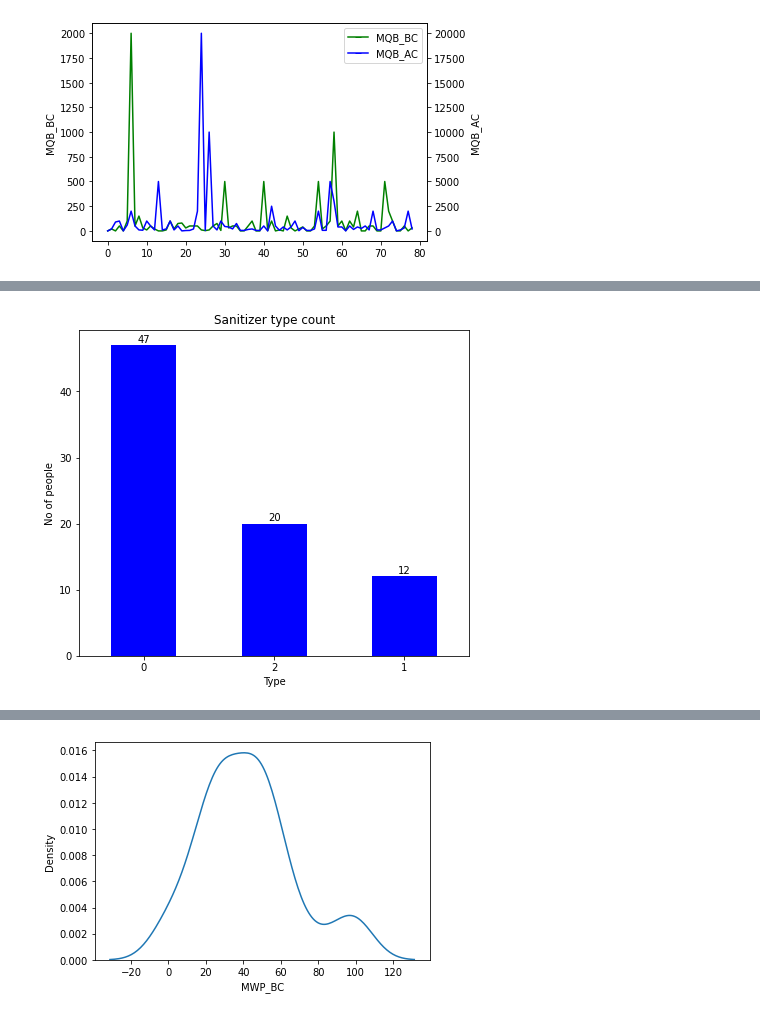
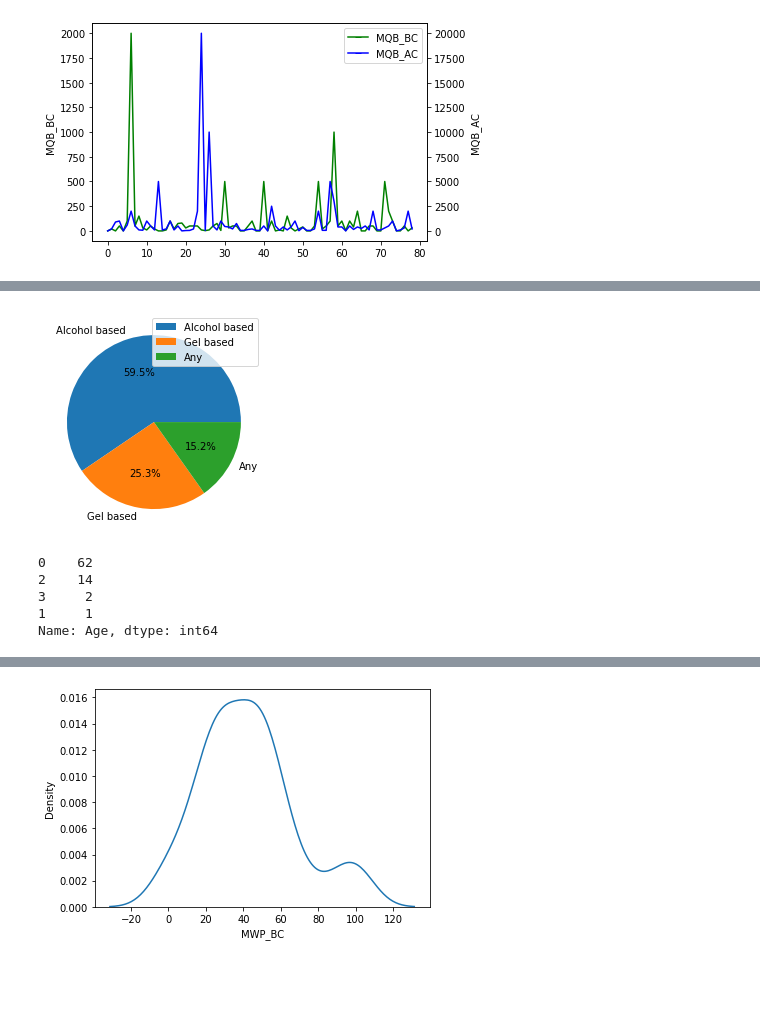
Before and after one commit to kashvi05/MAT502-Advance-Statistics-Project, a Jupyter notebook: DataAnalysis.ipynb, the cells around one changed output, grey strips where cells are left out. Saved outputs shown, nothing was run; the diff lists cells and outputs as text; code cells hidden in the pictures; blank space fills up the shorter version.

```diff
--- a/DataAnalysis.ipynb
+++ b/DataAnalysis.ipynb
@@ -99,19 +87,16 @@ type_san = data['Type'].value_counts()
-# %%
-plt.figure(figsize=(7,6))
-ax = type_san.plot(kind='bar', rot=0, color="b")
-ax.set_title("Sanitizer type count", y=1)
-ax.set_xlabel("Type")
-ax.set_ylabel("No of people")
-
-
-for rect in ax.patches:
-    y_value = rect.get_height()
-    x_value = rect.get_x() + rect.get_width() / 2
-    space = 1
-    label = format(y_value)
-    ax.annotate(label, (x_value, y_value),xytext=(0, space), textcoords="offset points", ha='center', va='bottom')
-plt.show()
-# %% [output]
-[figure, removed]
+# %%
+mylabels_type = ["Alcohol based","Gel based","Any"]
+plt.pie(type, labels=mylabels_type, autopct='%1.1f%%')
+plt.legend()
+plt.show()
+# %% [output]
+[figure, added]
 # %%
 age = data['Age'].value_counts()
+age
+# %% [output]
+0    62
+2    14
+3     2
+1     1
+Name: Age, dtype: int64
```
Also changed, not shown: parts of 7 cells of this notebook.
